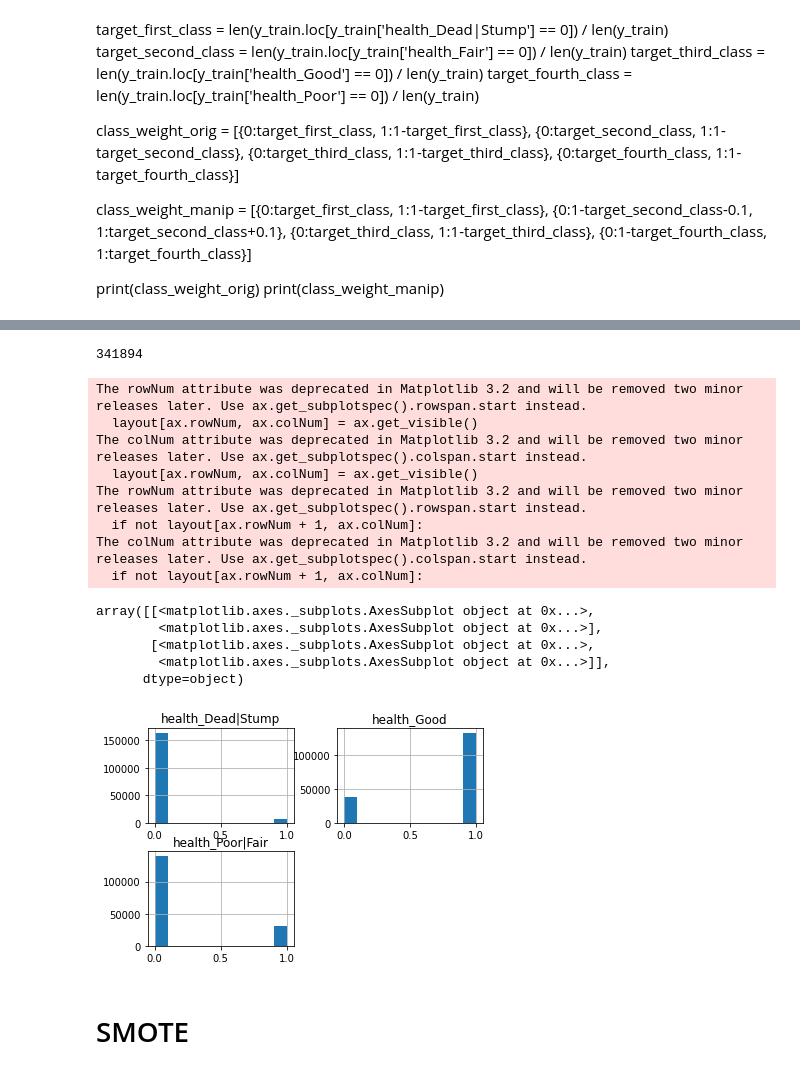
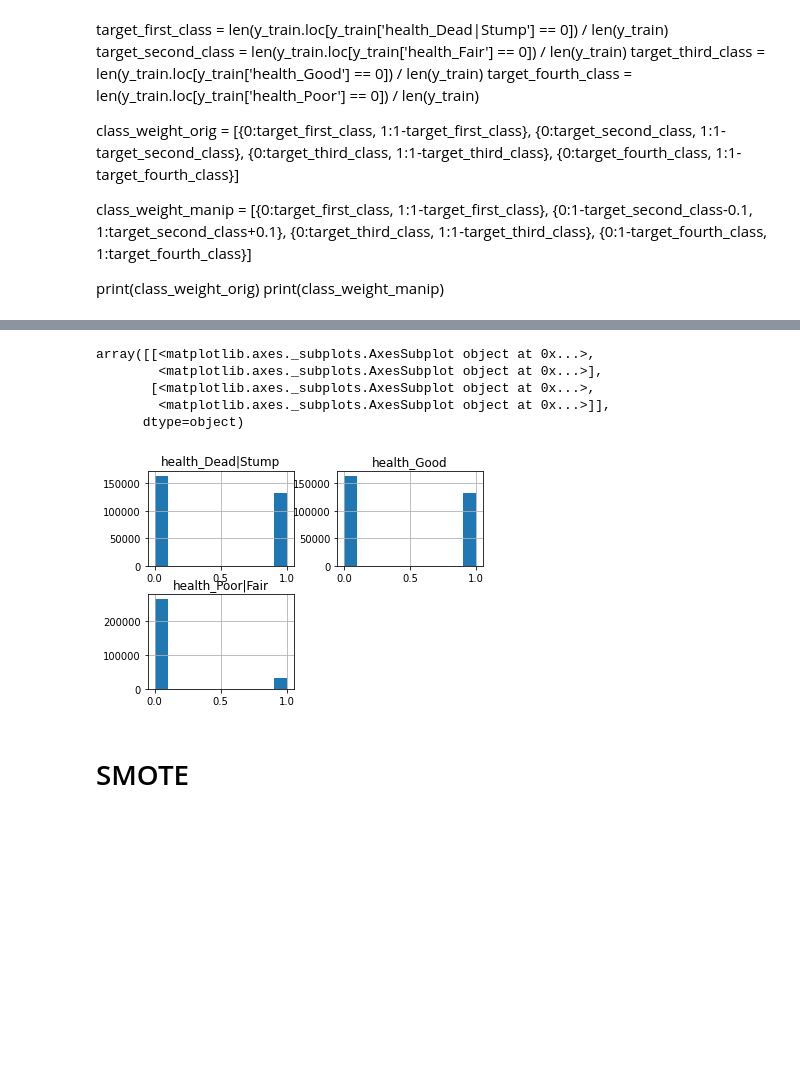
Before and after one commit to lezneklihp/dsend_project_4, a Jupyter notebook: modeling_trees.ipynb, the cells around one changed output, grey strips where cells are left out. Drawn from its saved outputs; the diff is of its cells as text; code cells hidden in the pictures; blank space fills up the shorter version.

```diff
--- a/modeling_trees.ipynb
+++ b/modeling_trees.ipynb
@@ -34,9 +24,20 @@ df = pd.concat([df, poor, fair], ignore_index=True)
 x = df.loc[:, 'steward_Alive':'n_neighbors_two or more neighbors']
 y = df.loc[:, 'health_Dead|Stump':]
 
-# Convert to .values later!
-x_train, x_test, y_train, y_test = train_test_split(x,
-                                                    y,
-                                                    test_size=0.5,
-                                                    random_state=None,
-                                                    stratify=y)
+# Split into training, testing, and validation datasets.
+x_train, x_valid, y_train, y_valid = train_test_split(x,
+                                                      y,
+                                                      test_size=0.5,
+                                                      random_state=34,
+                                                      shuffle=True,
+                                                      stratify=y)
+
+x_training, x_testing, y_training, y_testing = train_test_split(x_train,
+                                                                y_train,
+                                                                test_size=0.5,
+                                                                random_state=34,
+                                                                shuffle=True,
+                                                                stratify=y_train)
+
+# Check class imbalance of targets.
+y_training.hist()
@@ -89,4 +71,0 @@ df_us.fillna(0, inplace=True)
-# %%
-len(df_us)
-# %% [output]
-341894
@@ -103,19 +72,15 @@ x_train_us, x_test_us, y_train_us, y_test_us = train_test_split(x,
-# %%
-y_train_us.hist()
-# %% [output]
-The rowNum attribute was deprecated in Matplotlib 3.2 and will be removed two minor releases later. Use ax.get_subplotspec().rowspan.start instead.
-  layout[ax.rowNum, ax.colNum] = ax.get_visible()
-The colNum attribute was deprecated in Matplotlib 3.2 and will be removed two minor releases later. Use ax.get_subplotspec().colspan.start instead.
-  layout[ax.rowNum, ax.colNum] = ax.get_visible()
-The rowNum attribute was deprecated in Matplotlib 3.2 and will be removed two minor releases later. Use ax.get_subplotspec().rowspan.start instead.
-  if not layout[ax.rowNum + 1, ax.colNum]:
-The colNum attribute was deprecated in Matplotlib 3.2 and will be removed two minor releases later. Use ax.get_subplotspec().colspan.start instead.
-  if not layout[ax.rowNum + 1, ax.colNum]:
-array([[<matplotlib.axes._subplots.AxesSubplot object at 0x...>,
-        <matplotlib.axes._subplots.AxesSubplot object at 0x...>],
-       [<matplotlib.axes._subplots.AxesSubplot object at 0x...>,
-        <matplotlib.axes._subplots.AxesSubplot object at 0x...>]],
-      dtype=object)
-[figure, removed]
+# %%
+ros = RandomOverSampler(sampling_strategy='minority', random_state=34)
+
+x_training_ros, y_training_ros = ros.fit_resample(x_training.values, y_training.values)
+
+pd.DataFrame(y_training_ros, columns=df.columns[-3:]).hist()
+# %% [output]
+array([[<matplotlib.axes._subplots.AxesSubplot object at 0x...>,
+        <matplotlib.axes._subplots.AxesSubplot object at 0x...>],
+       [<matplotlib.axes._subplots.AxesSubplot object at 0x...>,
+        <matplotlib.axes._subplots.AxesSubplot object at 0x...>]],
+      dtype=object)
+[figure, added]
 # %% [markdown]
 # SMOTE
```
Also changed, not shown: parts of 70 cells of this notebook.
